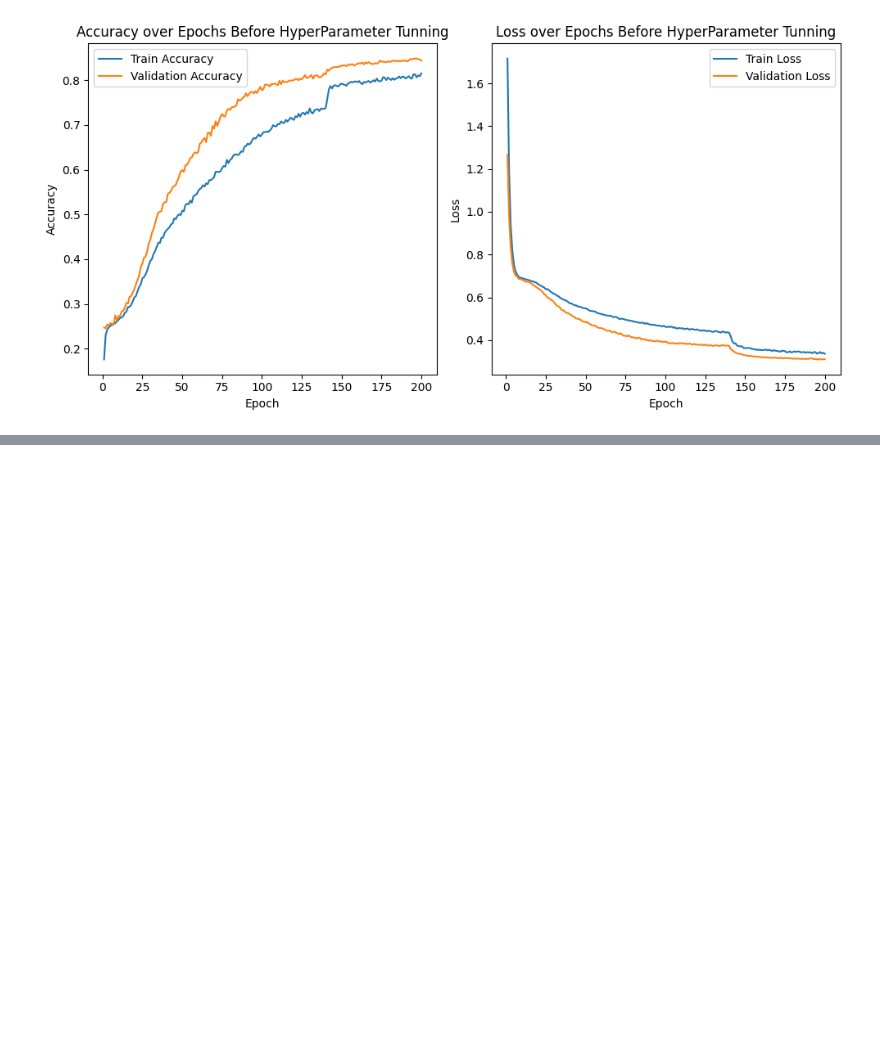
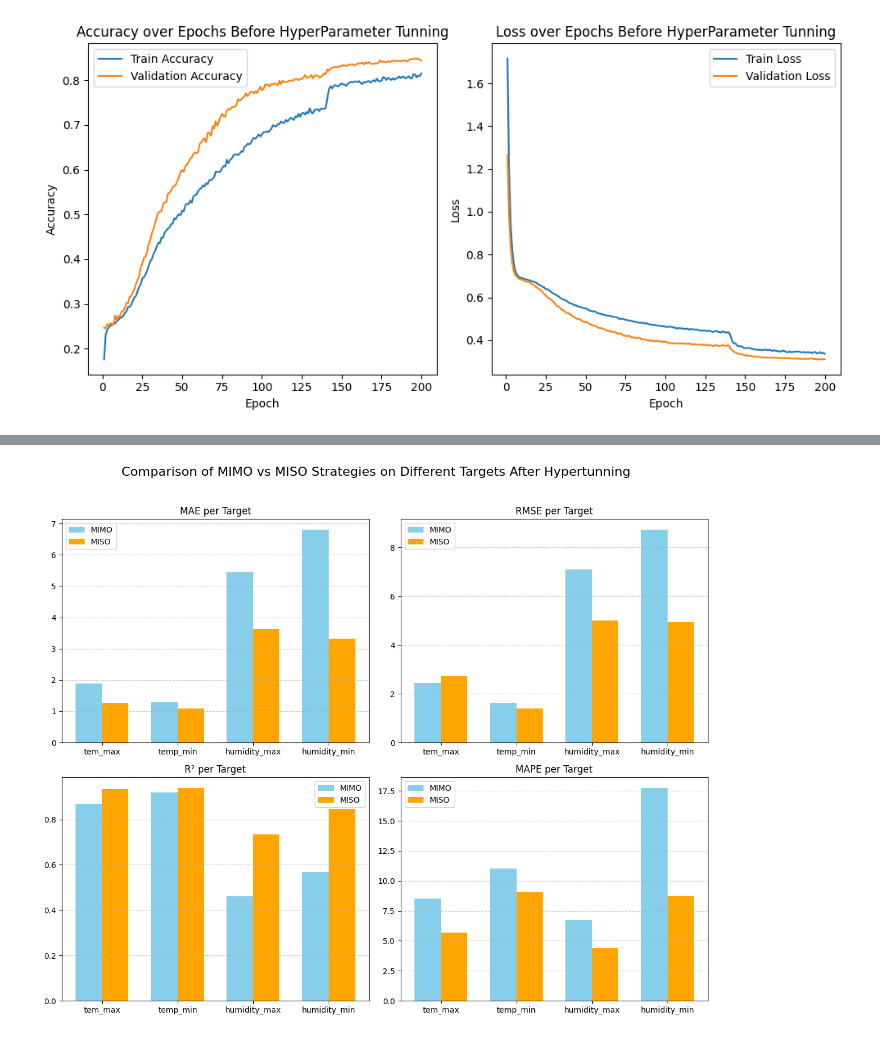
Before and after one commit to AhlemBrinsi/Final-Studies-Project-First-Part-Leveraging-Meteorological-Data-for-Agricultural-Risk-Prevention, a Jupyter notebook: version 6 final LSTM models/final_models_code_after_hyperparameter_tunning.ipynb, the cells around one changed output, grey strips where cells are left out. Drawn from its saved outputs; the diff is of its cells as text; code cells hidden in the pictures; blank space fills up the shorter version.

```diff
--- a/version 6 final LSTM models/final_models_code_after_hyperparameter_tunning.ipynb
+++ b/version 6 final LSTM models/final_models_code_after_hyperparameter_tunning.ipynb
@@ -6085,0 +6086,61 @@ plt.show()
+# %%
+import matplotlib.pyplot as plt
+import numpy as np
+
+# Sample data: replace with your actual values
+targets = ['tem_max', 'temp_min', 'humidity_max', 'humidity_min']
+metrics = ['MAE', 'RMSE', 'R²', 'MAPE']
+
+# Example values (rows = metrics, columns = targets)
+mimo_results_before = {
+    'MAE': [1.978, 1.351, 6.193, 7.457],
+    'RMSE': [2.575, 1.698, 7.956, 9.540],
+    'R²': [0.855, 0.911, 0.324, 0.484 ],
+    'MAPE': [8.85, 11.41, 7.86, 19.46]
+}
+
+miso_results_before = {
+    'MAE': [1.752, 1.160, 4.092, 4.414],
+    'RMSE': [2.318, 1.480, 5.501, 6.081],
+    'R²': [0.882, 0.932, 0.676, 0.790 ],
+    'MAPE': [7.74, 9.68, 5.02, 11.67]
+}
+mimo_results = {
+    'MAE': [1.893, 1.290, 5.440, 6.802],
+    'RMSE': [2.455, 1.625, 7.105, 8.726],
+    'R²': [0.868, 0.918, 0.461, 0.568],
+    'MAPE': [8.51, 11.03, 6.74, 17.74]
+}
+miso_results = {
+    'MAE': [1.271, 1.094, 3.624, 3.314],
+    'RMSE': [2.718, 1.397, 4.997, 4.926],
+    'R²': [0.935, 0.939, 0.733, 0.846 ],
+    'MAPE': [5.69, 9.10, 4.42, 8.74]
+}
+
+# Plot
+x = np.arange(len(targets))  # label locations
+width = 0.35  # width of bars
+
+fig, axs = plt.subplots(2, 2, figsize=(12, 10))
+axs = axs.flatten()
+
+for i, metric in enumerate(metrics):
+    ax = axs[i]
+    mimo_vals = mimo_results[metric]
+    miso_vals = miso_results[metric]
+
+    ax.bar(x - width/2, mimo_vals, width, label='MIMO', color='skyblue')
+    ax.bar(x + width/2, miso_vals, width, label='MISO', color='orange')
+
+    ax.set_title(f'{metric} per Target')
+    ax.set_xticks(x)
+    ax.set_xticklabels(targets)
+    ax.legend()
+    ax.grid(True, axis='y', linestyle='--', alpha=0.7)
+
+fig.suptitle('Comparison of MIMO vs MISO Strategies on Different Targets After Hypertunning', fontsize=16)
+plt.tight_layout(rect=[0, 0, 1, 0.96])
+plt.show()
+# %% [output]
+[figure, added]
```
Also changed, not shown: parts of 1 cell of this notebook.
